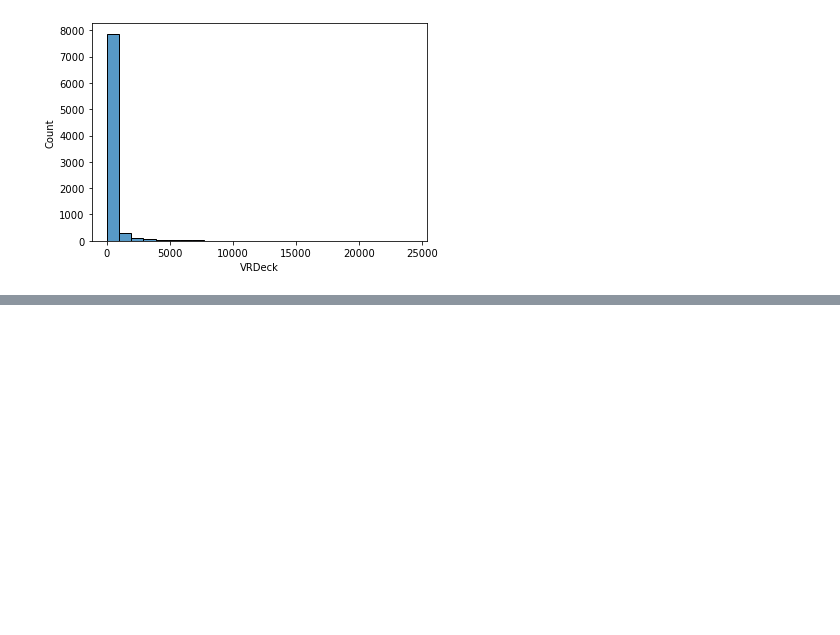
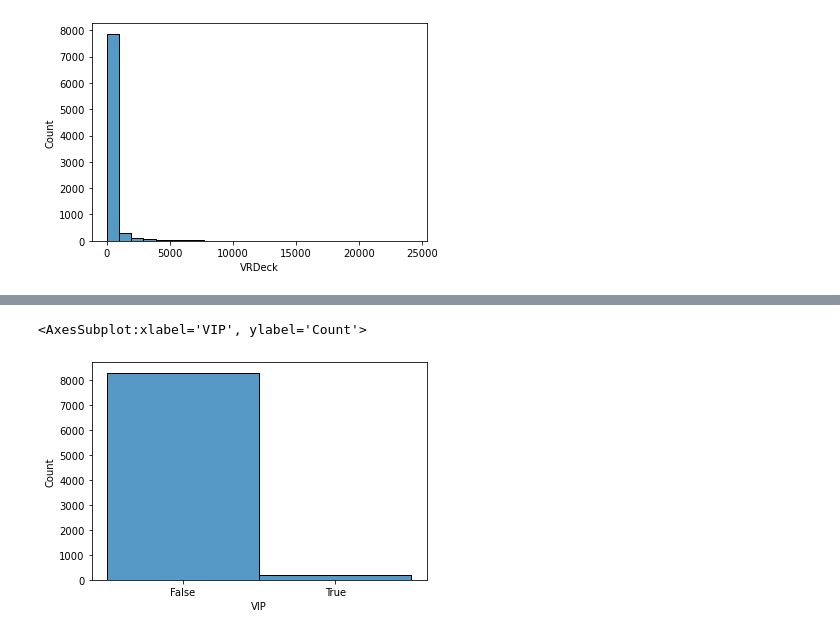
Before and after one commit to babennettdev/ml-notebooks, a Jupyter notebook: src/spaceship-titanic/spaceship_titanic_data_exploration.ipynb, the cells around one changed output, grey strips where cells are left out. Cells and saved outputs as stored; diff of their text form; code cells hidden in the pictures; blank space fills up the shorter version.

```diff
--- a/src/spaceship-titanic/spaceship_titanic_data_exploration.ipynb
+++ b/src/spaceship-titanic/spaceship_titanic_data_exploration.ipynb
@@ -242,0 +258,5 @@ Maximum value is: 24133.0 so number of buckets is 25
+# %%
+sns.histplot(spaceship_titanic_train_dataframes['VIP'].dropna().astype('str'))
+# %% [output]
+<AxesSubplot:xlabel='VIP', ylabel='Count'>
+[figure, added]
```
Also changed, not shown: parts of 3 cells of this notebook.
